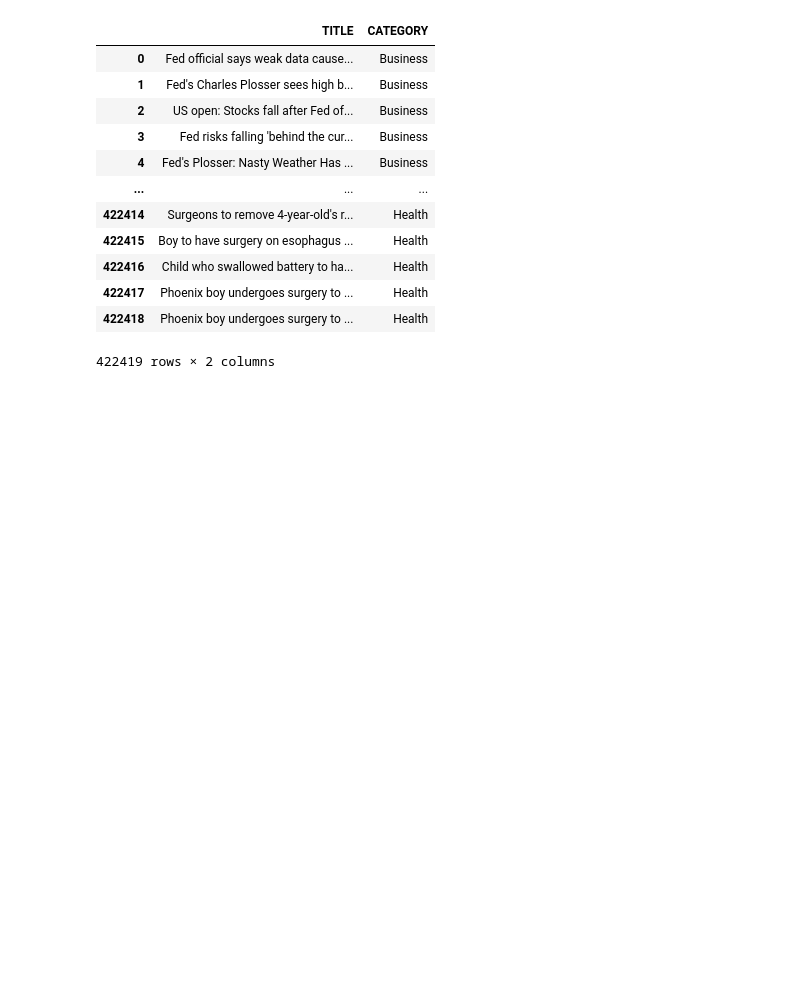
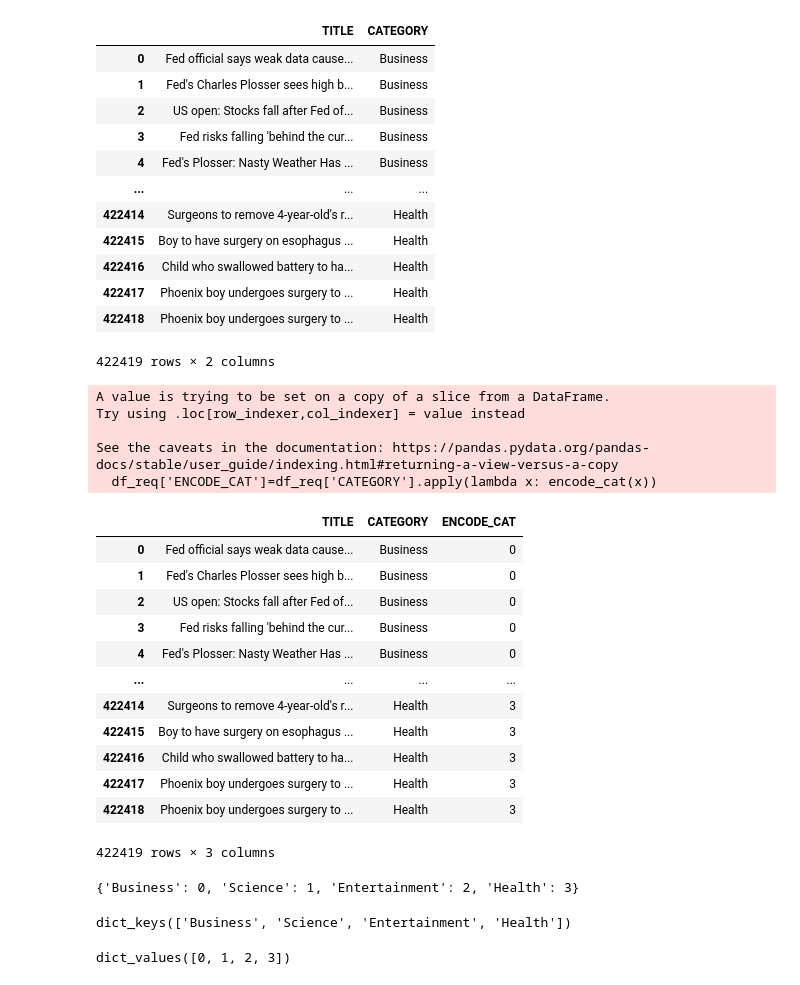
Before and after one commit to vijaysankar1985/transformers, a Jupyter notebook: Transformers_ZTM.ipynb, the cells around one changed output. Drawn from its saved outputs; the diff is of its cells as text; code cells hidden in the pictures; blank space fills up the shorter version.

```diff
--- a/Transformers_ZTM.ipynb
+++ b/Transformers_ZTM.ipynb
@@ -97,3 +97,46 @@ df_req
 | 422417 | Phoenix boy undergoes surgery to ... | Health |
 | 422418 | Phoenix boy undergoes surgery to ... | Health |
 422419 rows × 2 columns
+# %%
+encode_dict={}
+
+def encode_cat(x):
+    if x not in encode_dict.keys():
+        encode_dict[x]=len(encode_dict)
+    return encode_dict[x]
+# %%
+df_req['ENCODE_CAT']=df_req['CATEGORY'].apply(lambda x: encode_cat(x))
+# %% [output]
+A value is trying to be set on a copy of a slice from a DataFrame.
+Try using .loc[row_indexer,col_indexer] = value instead
+
+See the caveats in the documentation: https://pandas.pydata.org/pandas-docs/stable/user_guide/indexing.html#returning-a-view-versus-a-copy
+  df_req['ENCODE_CAT']=df_req['CATEGORY'].apply(lambda x: encode_cat(x))
+# %%
+df_req
+# %% [output]
+|  | TITLE | CATEGORY | ENCODE_CAT |
+| 0 | Fed official says weak data cause... | Business | 0 |
+| 1 | Fed's Charles Plosser sees high b... | Business | 0 |
+| 2 | US open: Stocks fall after Fed of... | Business | 0 |
+| 3 | Fed risks falling 'behind the cur... | Business | 0 |
+| 4 | Fed's Plosser: Nasty Weather Has ... | Business | 0 |
+| ... | ... | ... | ... |
+| 422414 | Surgeons to remove 4-year-old's r... | Health | 3 |
+| 422415 | Boy to have surgery on esophagus ... | Health | 3 |
+| 422416 | Child who swallowed battery to ha... | Health | 3 |
+| 422417 | Phoenix boy undergoes surgery to ... | Health | 3 |
+| 422418 | Phoenix boy undergoes surgery to ... | Health | 3 |
+422419 rows × 3 columns
+# %%
+encode_dict
+# %% [output]
+{'Business': 0, 'Science': 1, 'Entertainment': 2, 'Health': 3}
+# %%
+encode_dict.keys()
+# %% [output]
+dict_keys(['Business', 'Science', 'Entertainment', 'Health'])
+# %%
+encode_dict.values()
+# %% [output]
+dict_values([0, 1, 2, 3])
```
